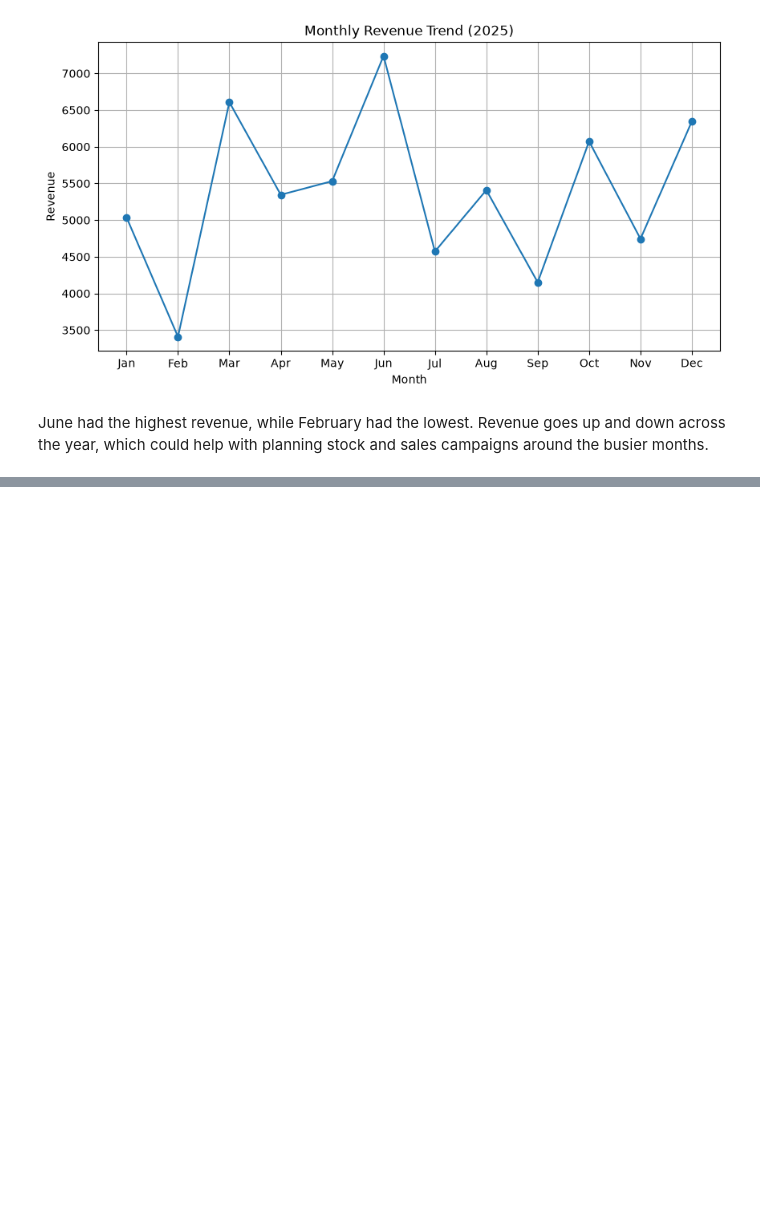
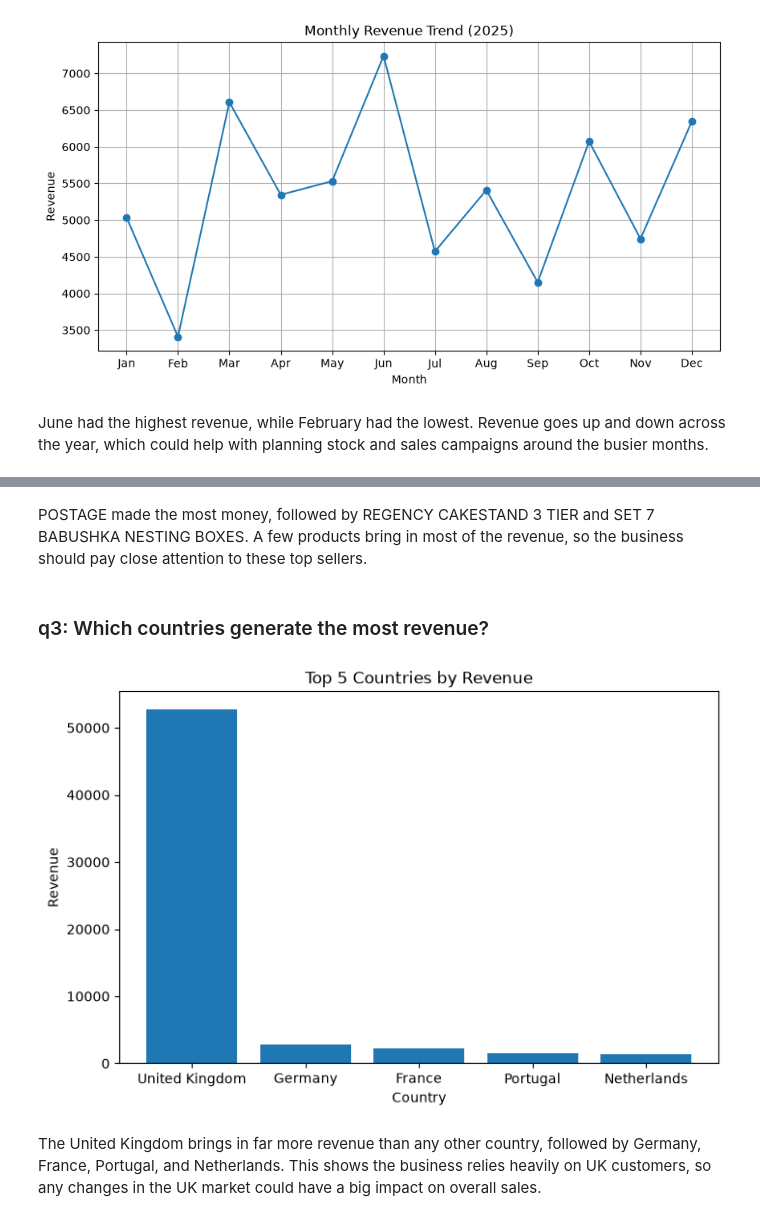
Before and after one commit to Emmanuel-Twumasi-Kwame-Yeboah/retail-sales-analysis, a Jupyter notebook: notebooks/05_visualization.ipynb, the cells around one changed output, grey strips where cells are left out. Saved outputs shown, nothing was run; the diff lists cells and outputs as text; code cells hidden in the pictures; blank space fills up the shorter version.

```diff
--- a/notebooks/05_visualization.ipynb
+++ b/notebooks/05_visualization.ipynb
@@ -103,0 +123,22 @@ June had the highest revenue, while February had the lowest. Revenue goes up and
+# %% [markdown]
+POSTAGE made the most money, followed by REGENCY CAKESTAND 3 TIER and SET 7 BABUSHKA NESTING BOXES. A few products bring in most of the revenue, so the business should pay close attention to these top sellers.
+# %% [markdown]
+### q3: Which countries generate the most revenue?
+# %%
+top_countries = (
+    df.groupby("Country")["Revenue"]
+    .sum()
+    .sort_values(ascending=False)
+    .head(5)
+)
+
+plt.figure(figsize=(8, 5))
+plt.bar(top_countries.index, top_countries.values)
+plt.title("Top 5 Countries by Revenue")
+plt.xlabel("Country")
+plt.ylabel("Revenue")
+plt.show()
+# %% [output]
+[figure, added]
+# %% [markdown]
+The United Kingdom brings in far more revenue than any other country, followed by Germany, France, Portugal, and Netherlands. This shows the business relies heavily on UK customers, so any changes in the UK market could have a big impact on overall sales.
```
Also changed, not shown: parts of 2 cells of this notebook.
